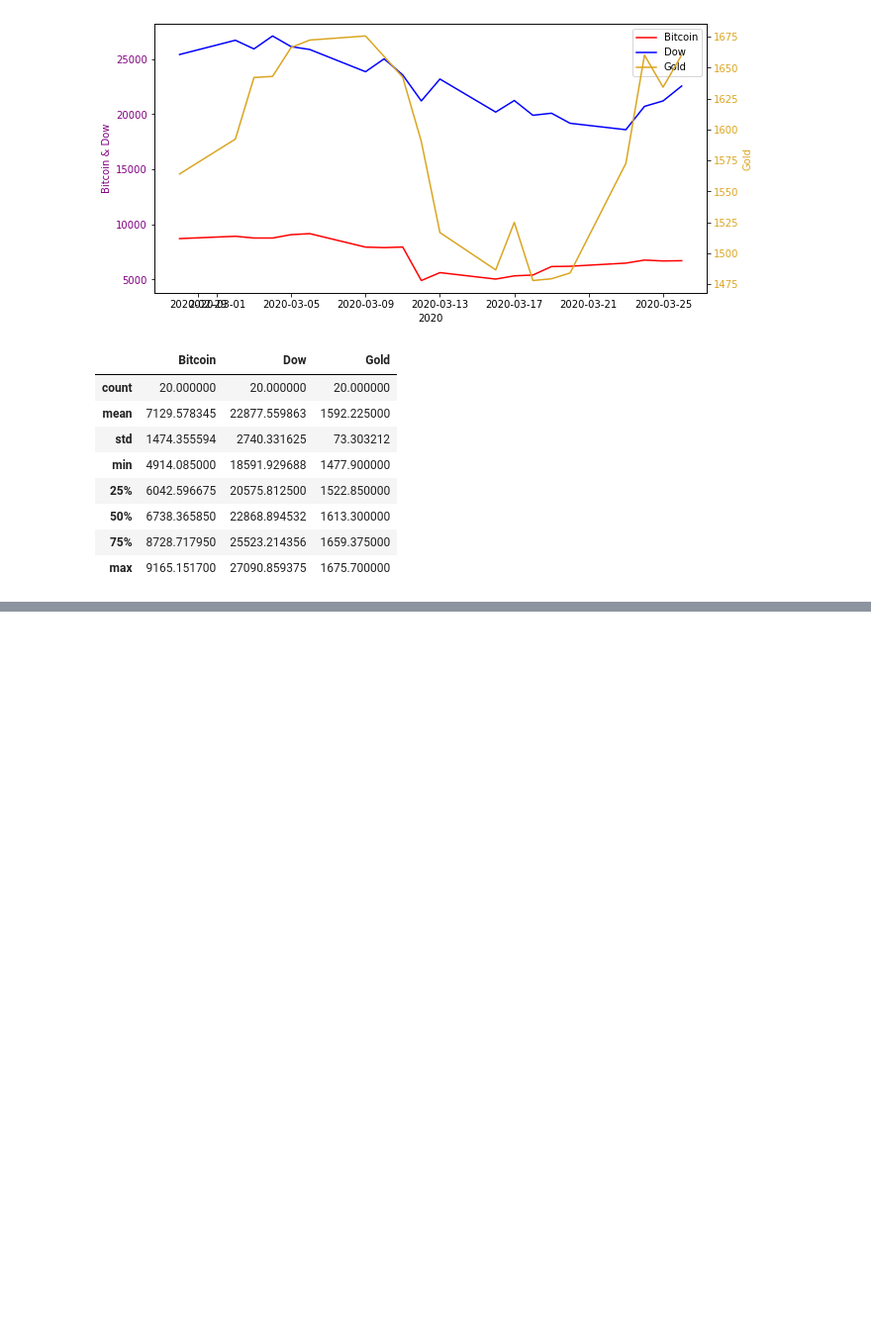
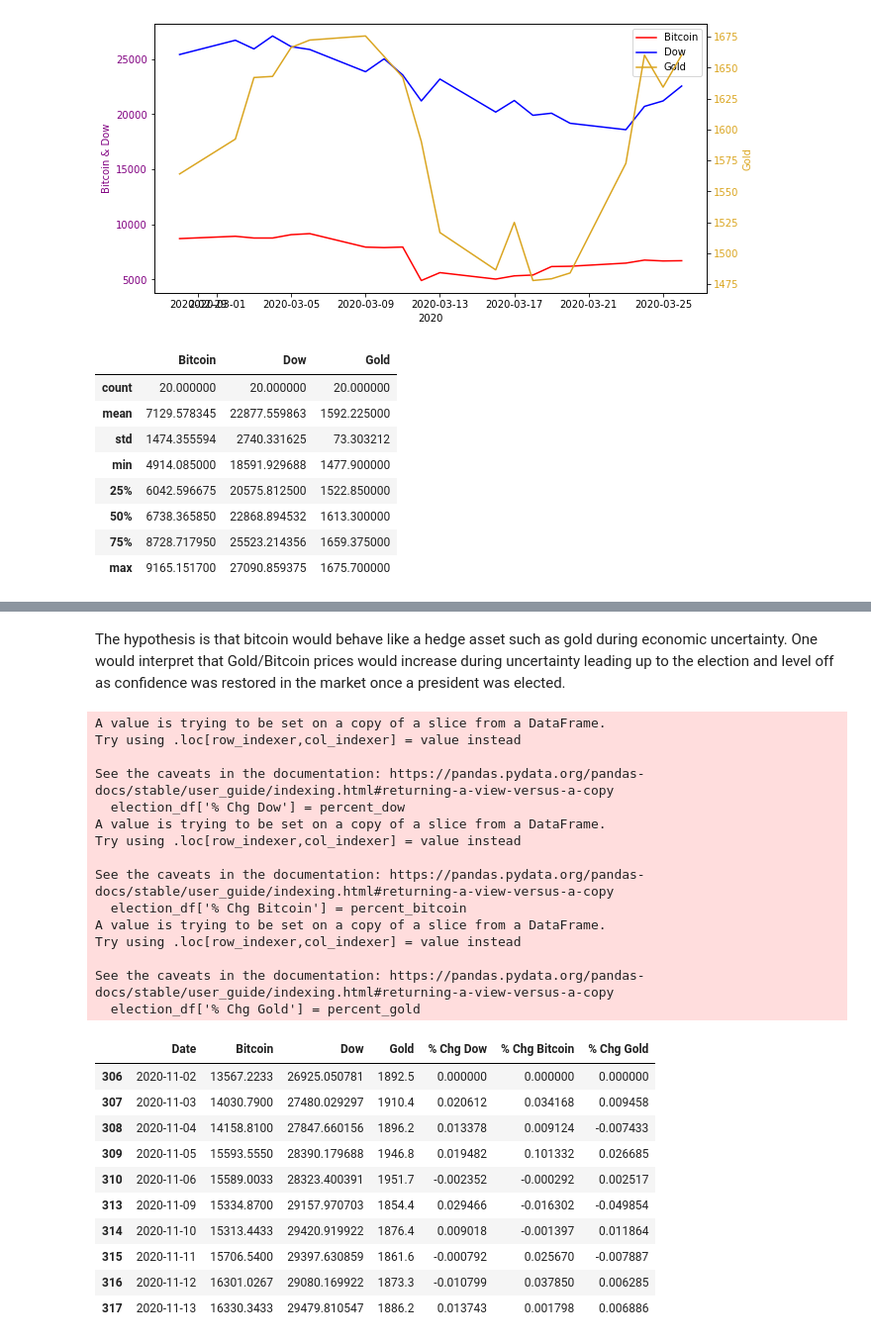
Before and after one commit to darrenr10/Project_1, a Jupyter notebook: project-nb.ipynb, the cells around one changed output, grey strips where cells are left out. Shown: that part at 99% size. Saved outputs shown, nothing was run; the diff lists cells and outputs as text; code cells hidden in the pictures; blank space fills up the shorter version.

```diff
--- a/project-nb.ipynb
+++ b/project-nb.ipynb
@@ -311,0 +275,7 @@ covid_df.describe()
+# %%
+##Set dates for election.  Used 2 weeks due to delayed election results
+start_date = '11-01-2020'
+end_date = '11-14-2020'
+
+election_df = merged.loc[(merged['Date'] >= start_date) & (merged['Date'] <= end_date)]
+election_df
@@ -311,0 +300,49 @@ covid_df.describe()
+# %% [markdown]
+The hypothesis is that bitcoin would behave like a hedge asset such as gold during economic uncertainty.  One would interpret that Gold/Bitcoin prices would increase during uncertainty leading up to the election and level off as confidence was restored in the market once a president was elected.
+# %%
+#Settting variables for % change
+percent_dow = dow_x.pct_change()
+percent_dow
+percent_bitcoin = bitcoin_x.pct_change()
+percent_bitcoin
+percent_gold = gold_x.pct_change()
+percent_gold
+
+#adding to DF
+election_df['% Chg Dow'] = percent_dow
+election_df.head()
+
+election_df['% Chg Bitcoin'] = percent_bitcoin
+election_df.head()
+
+election_df['% Chg Gold'] = percent_gold
+election_df.head(10)
+
+election_df.fillna(0)
+# %% [output]
+A value is trying to be set on a copy of a slice from a DataFrame.
+Try using .loc[row_indexer,col_indexer] = value instead
+
+See the caveats in the documentation: https://pandas.pydata.org/pandas-docs/stable/user_guide/indexing.html#returning-a-view-versus-a-copy
+  election_df['% Chg Dow'] = percent_dow
+A value is trying to be set on a copy of a slice from a DataFrame.
+Try using .loc[row_indexer,col_indexer] = value instead
+
+See the caveats in the documentation: https://pandas.pydata.org/pandas-docs/stable/user_guide/indexing.html#returning-a-view-versus-a-copy
+  election_df['% Chg Bitcoin'] = percent_bitcoin
+A value is trying to be set on a copy of a slice from a DataFrame.
+Try using .loc[row_indexer,col_indexer] = value instead
+
+See the caveats in the documentation: https://pandas.pydata.org/pandas-docs/stable/user_guide/indexing.html#returning-a-view-versus-a-copy
+  election_df['% Chg Gold'] = percent_gold
+|  | Date | Bitcoin | Dow | Gold | % Chg Dow | % Chg Bitcoin | % Chg Gold |
+| 306 | 2020-11-02 | 13567.2233 | 26925.050781 | 1892.5 | 0.000000 | 0.000000 | 0.000000 |
+| 307 | 2020-11-03 | 14030.7900 | 27480.029297 | 1910.4 | 0.020612 | 0.034168 | 0.009458 |
+| 308 | 2020-11-04 | 14158.8100 | 27847.660156 | 1896.2 | 0.013378 | 0.009124 | -0.007433 |
+| 309 | 2020-11-05 | 15593.5550 | 28390.179688 | 1946.8 | 0.019482 | 0.101332 | 0.026685 |
+| 310 | 2020-11-06 | 15589.0033 | 28323.400391 | 1951.7 | -0.002352 | -0.000292 | 0.002517 |
+| 313 | 2020-11-09 | 15334.8700 | 29157.970703 | 1854.4 | 0.029466 | -0.016302 | -0.049854 |
+| 314 | 2020-11-10 | 15313.4433 | 29420.919922 | 1876.4 | 0.009018 | -0.001397 | 0.011864 |
+| 315 | 2020-11-11 | 15706.5400 | 29397.630859 | 1861.6 | -0.000792 | 0.025670 | -0.007887 |
+| 316 | 2020-11-12 | 16301.0267 | 29080.169922 | 1873.3 | -0.010799 | 0.037850 | 0.006285 |
+| 317 | 2020-11-13 | 16330.3433 | 29479.810547 | 1886.2 | 0.013743 | 0.001798 | 0.006886 |
```
Also changed, not shown: parts of 16 cells of this notebook, 1 other file.
